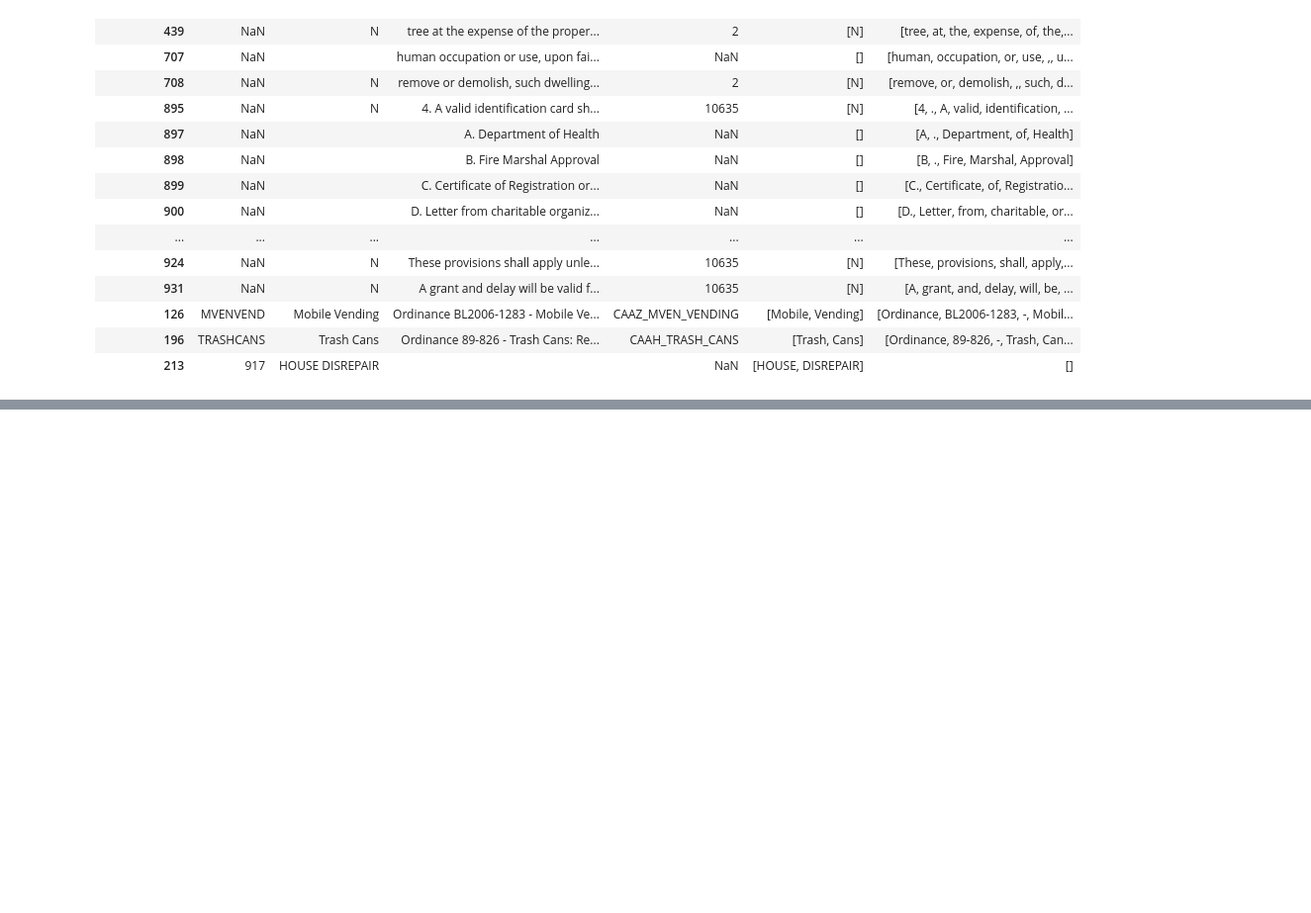
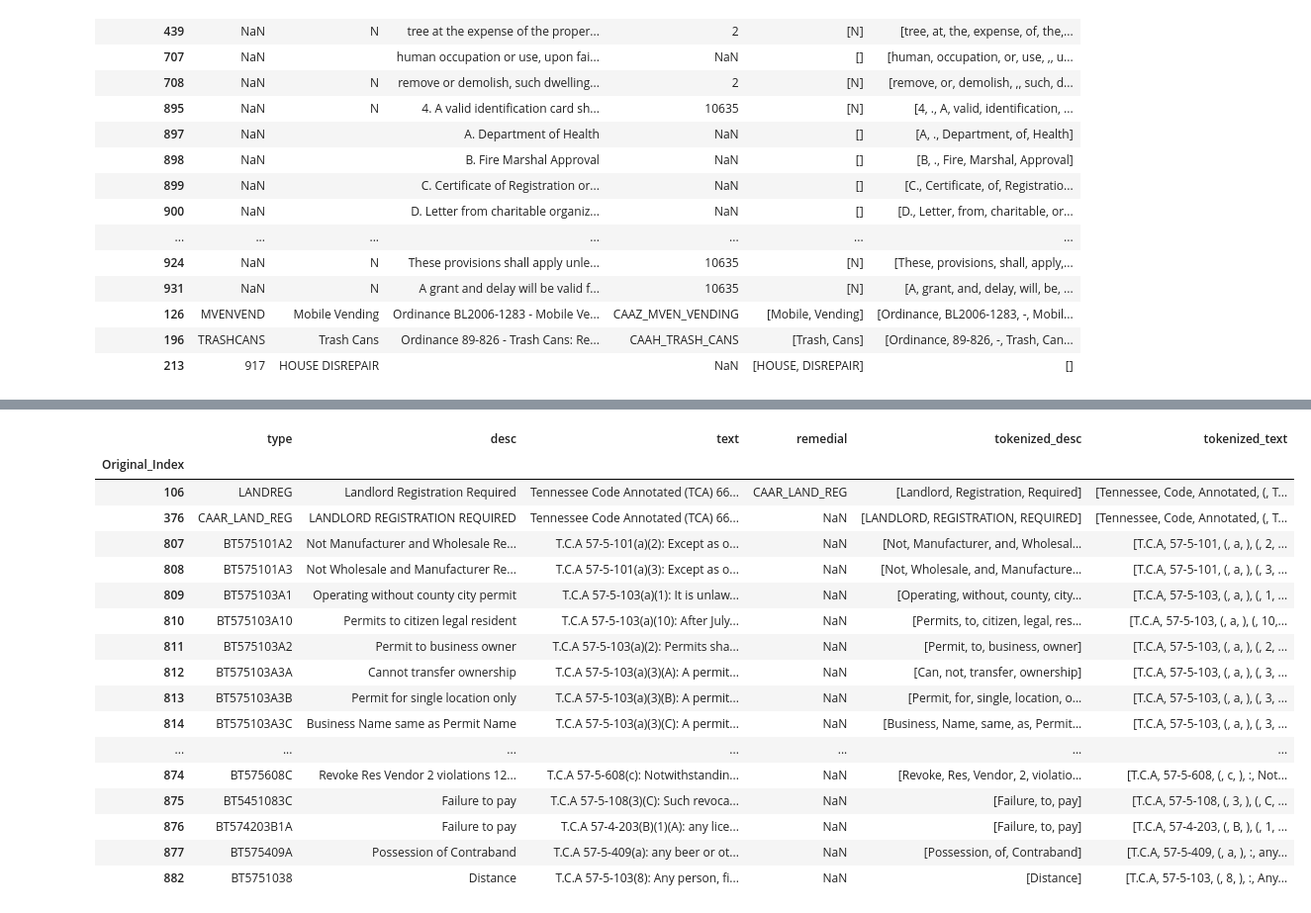
Before and after one commit to DEREJEGETU/data-question-2, a Jupyter notebook: notebooks/Mahesh.ipynb, the cells around one changed output, grey strips where cells are left out. Shown: that part at 99% size. Cells and saved outputs as stored; diff of their text form; code cells hidden in the pictures; blank space fills up the shorter version.

```diff
--- a/notebooks/Mahesh.ipynb
+++ b/notebooks/Mahesh.ipynb
@@ -465,0 +516,3 @@ remainder_noSW
+# %%
+TCA_supplier = master_TCA[master_TCA["desc"].str.contains("supplier", case = False)]
+TCA_supplier
@@ -465,0 +533,3 @@ remainder_noSW
+# %%
+TCA_beer = master_TCA[master_TCA["desc"].str.contains("beer", case = False)]
+TCA_beer
@@ -465,0 +551,22 @@ remainder_noSW
+# %%
+TCA_noSuppBeer = master_TCA.drop((TCA_supplier | TCA_beer).index)
+TCA_noSuppBeer
+# %% [output]
+|  | type | desc | text | remedial | tokenized_desc | tokenized_text |
+| Original_Index |  |  |  |  |  |  |
+| 106 | LANDREG | Landlord Registration Required | Tennessee Code Annotated (TCA) 66... | CAAR_LAND_REG | [Landlord, Registration, Required] | [Tennessee, Code, Annotated, (, T... |
+| 376 | CAAR_LAND_REG | LANDLORD REGISTRATION REQUIRED | Tennessee Code Annotated (TCA) 66... | NaN | [LANDLORD, REGISTRATION, REQUIRED] | [Tennessee, Code, Annotated, (, T... |
+| 807 | BT575101A2 | Not Manufacturer and Wholesale Re... | T.C.A 57-5-101(a)(2): Except as o... | NaN | [Not, Manufacturer, and, Wholesal... | [T.C.A, 57-5-101, (, a, ), (, 2, ... |
+| 808 | BT575101A3 | Not Wholesale and Manufacturer Re... | T.C.A 57-5-101(a)(3): Except as o... | NaN | [Not, Wholesale, and, Manufacture... | [T.C.A, 57-5-101, (, a, ), (, 3, ... |
+| 809 | BT575103A1 | Operating without county city permit | T.C.A 57-5-103(a)(1): It is unlaw... | NaN | [Operating, without, county, city... | [T.C.A, 57-5-103, (, a, ), (, 1, ... |
+| 810 | BT575103A10 | Permits to citizen legal resident | T.C.A 57-5-103(a)(10): After July... | NaN | [Permits, to, citizen, legal, res... | [T.C.A, 57-5-103, (, a, ), (, 10,... |
+| 811 | BT575103A2 | Permit to business owner | T.C.A 57-5-103(a)(2): Permits sha... | NaN | [Permit, to, business, owner] | [T.C.A, 57-5-103, (, a, ), (, 2, ... |
+| 812 | BT575103A3A | Cannot transfer ownership | T.C.A 57-5-103(a)(3)(A): A permit... | NaN | [Can, not, transfer, ownership] | [T.C.A, 57-5-103, (, a, ), (, 3, ... |
+| 813 | BT575103A3B | Permit for single location only | T.C.A 57-5-103(a)(3)(B): A permit... | NaN | [Permit, for, single, location, o... | [T.C.A, 57-5-103, (, a, ), (, 3, ... |
+| 814 | BT575103A3C | Business Name same as Permit Name | T.C.A 57-5-103(a)(3)(C): A permit... | NaN | [Business, Name, same, as, Permit... | [T.C.A, 57-5-103, (, a, ), (, 3, ... |
+| ... | ... | ... | ... | ... | ... | ... |
+| 874 | BT575608C | Revoke Res Vendor 2 violations 12... | T.C.A 57-5-608(c): Notwithstandin... | NaN | [Revoke, Res, Vendor, 2, violatio... | [T.C.A, 57-5-608, (, c, ), :, Not... |
+| 875 | BT5451083C | Failure to pay | T.C.A 57-5-108(3)(C): Such revoca... | NaN | [Failure, to, pay] | [T.C.A, 57-5-108, (, 3, ), (, C, ... |
+| 876 | BT574203B1A | Failure to pay | T.C.A 57-4-203(B)(1)(A): any lice... | NaN | [Failure, to, pay] | [T.C.A, 57-4-203, (, B, ), (, 1, ... |
+| 877 | BT575409A | Possession of Contraband | T.C.A 57-5-409(a): any beer or ot... | NaN | [Possession, of, Contraband] | [T.C.A, 57-5-409, (, a, ), :, any... |
+| 882 | BT5751038 | Distance | T.C.A 57-5-103(8): Any person, fi... | NaN | [Distance] | [T.C.A, 57-5-103, (, 8, ), :, Any... |
```
Also changed, not shown: parts of 6 cells of this notebook.
